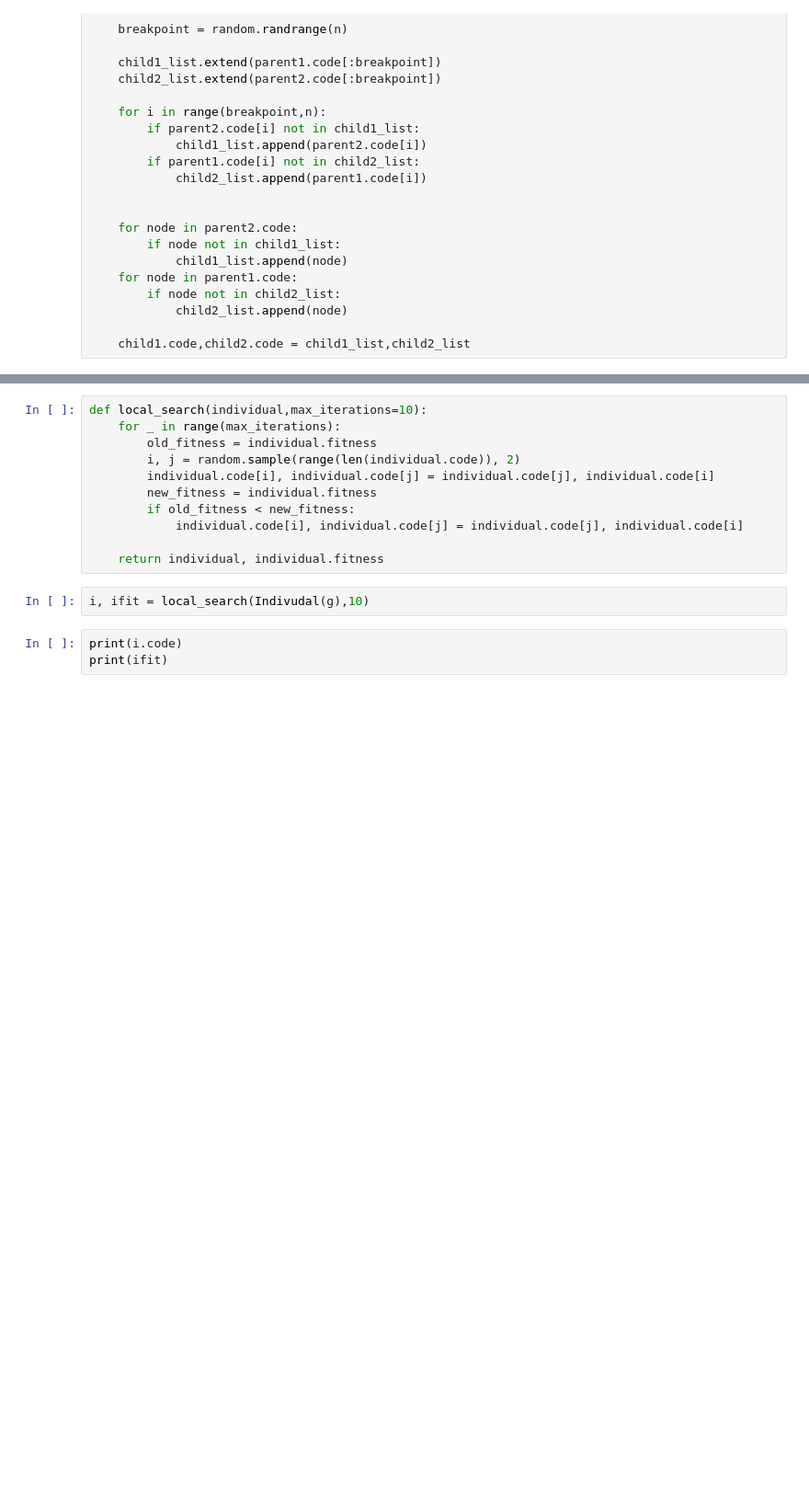
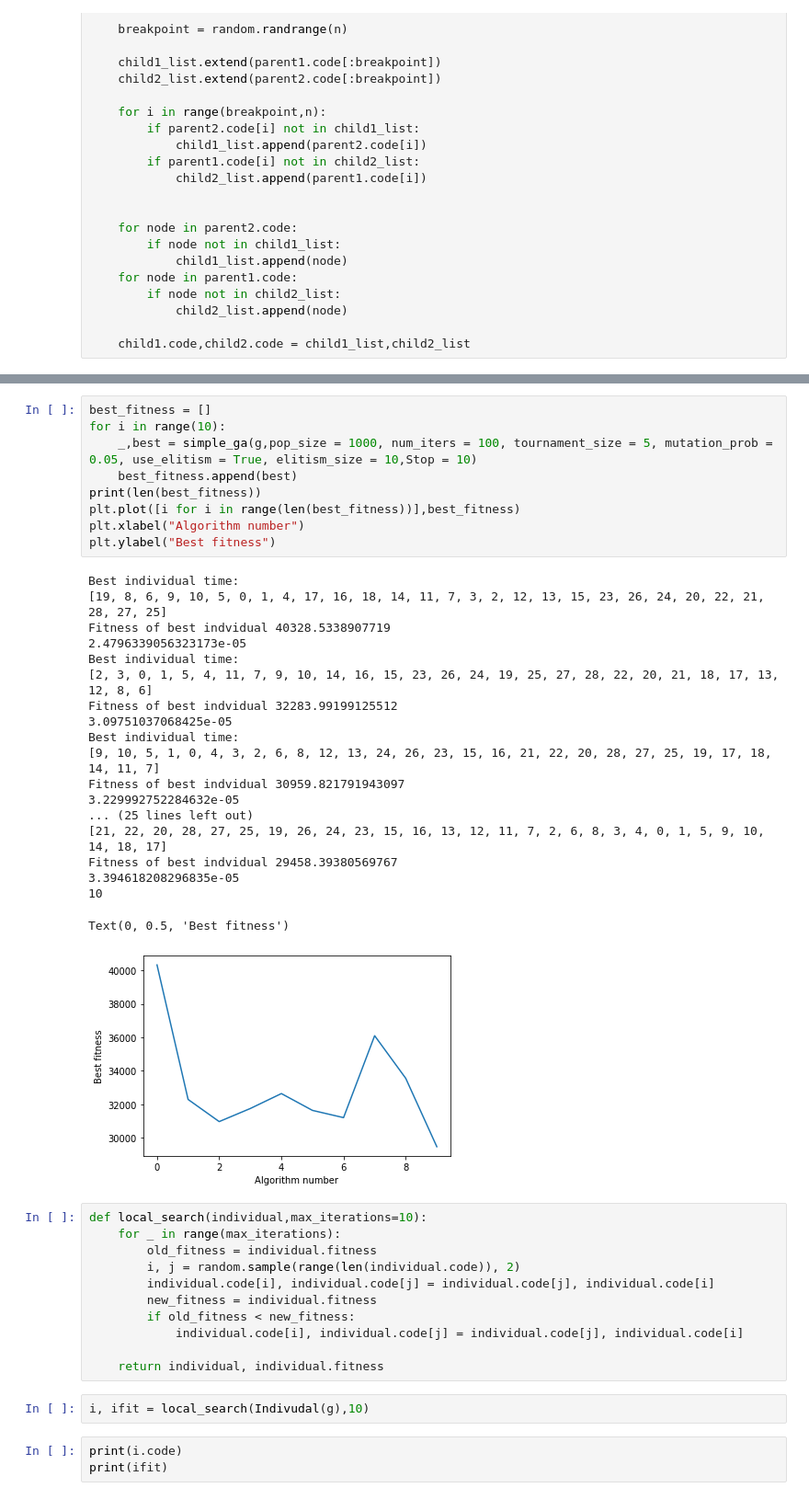
Before and after one commit to IvanaNest/ParallelGA, a Jupyter notebook: parallel.ipynb, the cells around one changed output, grey strips where cells are left out. Shown at 92% size. Saved outputs shown, nothing was run; the diff lists cells and outputs as text; blank space fills up the shorter version.

```diff
--- a/parallel.ipynb
+++ b/parallel.ipynb
@@ -250,3 +260,32 @@ plt.plot([i for i in range(len(best_fitnesses))],best_fitnesses)
+# %%
+best_fitness = []
+for i in range(10):
+    _,best = simple_ga(g,pop_size = 1000, num_iters = 100, tournament_size = 5, mutation_prob = 0.05, use_elitism = True, elitism_size = 10,Stop = 10)
+    best_fitness.append(best)
+print(len(best_fitness))
+plt.plot([i for i in range(len(best_fitness))],best_fitness)
+plt.xlabel("Algorithm number")
+plt.ylabel("Best fitness")
+# %% [output]
+Best individual time:
+[19, 8, 6, 9, 10, 5, 0, 1, 4, 17, 16, 18, 14, 11, 7, 3, 2, 12, 13, 15, 23, 26, 24, 20, 22, 21, 28, 27, 25]
+Fitness of best indvidual 40328.5338907719
+2.4796339056323173e-05
+Best individual time:
+[2, 3, 0, 1, 5, 4, 11, 7, 9, 10, 14, 16, 15, 23, 26, 24, 19, 25, 27, 28, 22, 20, 21, 18, 17, 13, 12, 8, 6]
+Fitness of best indvidual 32283.99199125512
+3.09751037068425e-05
+Best individual time:
+[9, 10, 5, 1, 0, 4, 3, 2, 6, 8, 12, 13, 24, 26, 23, 15, 16, 21, 22, 20, 28, 27, 25, 19, 17, 18, 14, 11, 7]
+Fitness of best indvidual 30959.821791943097
+3.229992752284632e-05
+... (25 lines left out)
+[21, 22, 20, 28, 27, 25, 19, 26, 24, 23, 15, 16, 13, 12, 11, 7, 2, 6, 8, 3, 4, 0, 1, 5, 9, 10, 14, 18, 17]
+Fitness of best indvidual 29458.39380569767
+3.394618208296835e-05
+10
+Text(0, 0.5, 'Best fitness')
+[figure, added]
 # %%
 def local_search(individual,max_iterations=10):
     for _ in range(max_iterations):
```
Also changed, not shown: parts of 20 cells of this notebook, 1 other file.
